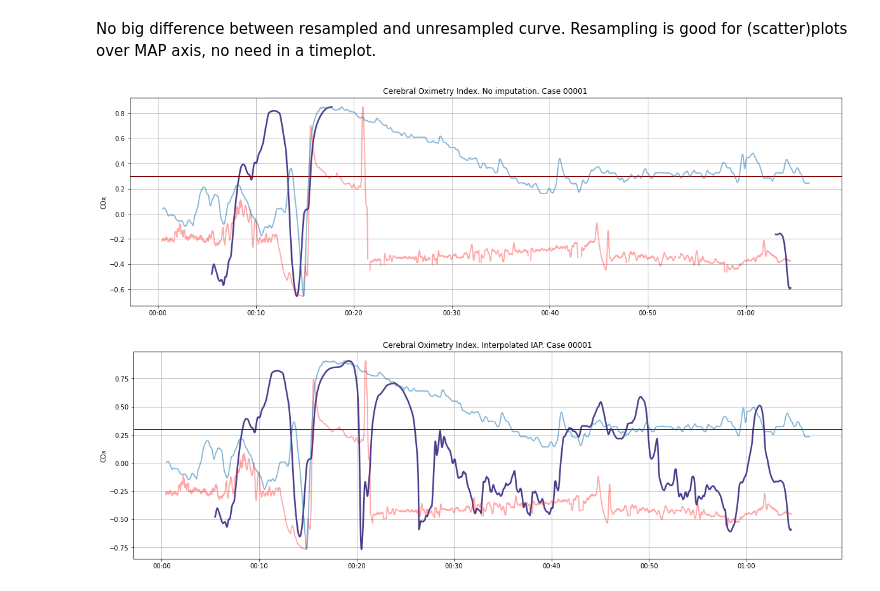
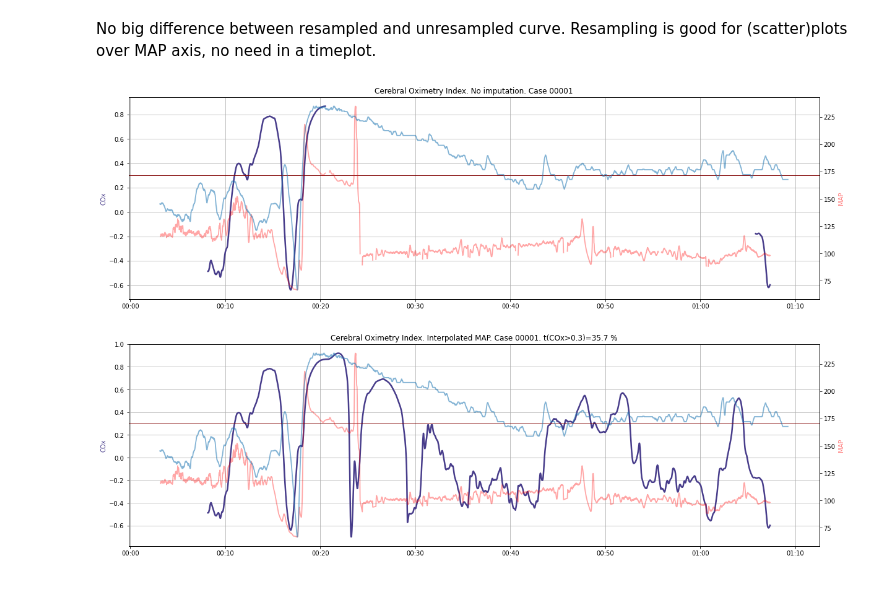
Before and after one commit to makes/bopra-cox, a Jupyter notebook: 6_cox_timeplot.ipynb, the cells around one changed output. Cells and saved outputs as stored; diff of their text form; code cells hidden in the pictures.

```diff
--- a/6_cox_timeplot.ipynb
+++ b/6_cox_timeplot.ipynb
@@ -31,11 +30,11 @@ mark_timestamp = df.loc[df['Mark'] == 1].index[0]
 # %%
 # dropout
-df['rSO2'] = np.where(df['Bad_rSO2_manual'] == 1, np.nan, df['rSO2'])
-df['MAP'] = np.where(df['Bad_MAP_auto'] == 1, np.nan, df['MAP'])
-df['MAP'] = np.where(df['Bad_MAP_manual'] == 1, np.nan, df['MAP'])
+df['rSO2_dropout'] = np.where(df['Bad_rSO2_manual'] == 1, np.nan, df['rSO2'])
+df['MAP_dropout'] = np.where(df['Bad_MAP_auto'] == 1, np.nan, df['MAP'])
+df['MAP_dropout'] = np.where(df['Bad_MAP_manual'] == 1, np.nan, df['MAP_dropout'])
 # %%
 # smooth rSO2 to match MAP
-df['rSO2'] = df['rSO2'].rolling(10).mean()
+df['rSO2_dropout'] = df['rSO2_dropout'].rolling(10).mean()
 # %%
 # resampling as per Ono, Joshi, Brady, Easley et al. 2012
 resampled_df = pd.DataFrame()
@@ -51,5 +50,5 @@ plt.axhline(0.3, color="red")
 # %%
-df['COx'] = df['rSO2'].rolling(300).corr(df['MAP'])
+df['COx'] = df['rSO2_dropout'].rolling(300).corr(df['MAP_dropout'])
 # %%
 df['COx'].plot(figsize=(20,6), title="COx index")
 plt.axhline(0.3, color="red")
@@ -61,13 +60,13 @@ plt.show()
 No big difference between resampled and unresampled curve. Resampling is good for (scatter)plots over MAP axis, no need in a timeplot.
 # %%
 fig, ax1 = plt.subplots(figsize=(20,6))
-ax1.set_ylabel('COx')
+ax1.set_ylabel('COx', color='darkslateblue')
 ax1.plot(df.index, df['COx'], linewidth=2.5, color='darkslateblue')
 ax2 = ax1.twinx()
-ax2.plot(df.index, df['MAP'], linewidth=1.8, alpha=0.35, color='red')
+ax2.plot(df.index, df['MAP_dropout'], linewidth=1.8, alpha=0.35, color='red')
+ax2.set_ylabel('MAP', color="red", alpha=0.5)
 ax3 = ax1.twinx()
-ax3.plot(df.index, df['rSO2'], linewidth=1.8, alpha=0.55)
-ax2.set_yticks([])
+ax3.plot(df.index, df['rSO2_dropout'], linewidth=1.8, alpha=0.55)
 ax3.set_yticks([])
 ax1.grid()
 ax1.axhline(0.3, linewidth=1, color="maroon")
@@ -76,7 +75,8 @@ plt.title(f'Cerebral Oximetry Index. No imputation. Case {case_str}')
 plt.savefig(f'reports/images/{step_id}_{case_str}_01.png', bbox_inches='tight', pad_inches=0.1)
 plt.show()
 # %% [output]
-[figure, old version]
+[figure, new version]
 # %%
-df['MAP_interpolated'] = df['MAP'].interpolate(limit_area='inside')
-df['COx_interpolated'] = df['rSO2'].rolling(300).corr(df['MAP_interpolated'])
+df['MAP_interpolated'] = df['MAP_dropout'].interpolate(limit_area='inside')
+df['rSO2_interpolated'] = df['rSO2_dropout'].interpolate(limit_area='inside')
+df['COx_interpolated'] = df['rSO2_interpolated'].rolling(300).corr(df['MAP_interpolated'])
@@ -83,21 +87,21 @@ df['COx_interpolated'] = df['rSO2'].rolling(300).corr(df['MAP_interpolated'])
 # %%
 fig, ax1 = plt.subplots(figsize=(20,6))
-ax1.set_ylabel('COx')
+ax1.set_ylabel('COx', color='darkslateblue')
 ax1.plot(df.index, df['COx_interpolated'], linewidth=2.5, color='darkslateblue')
 ax2 = ax1.twinx()
 ax2.plot(df.index, df['MAP_interpolated'], linewidth=1.8, alpha=0.35, color='red')
+ax2.set_ylabel('MAP', color="red", alpha=0.5)
 ax3 = ax1.twinx()
-ax3.plot(df.index, df['rSO2'], linewidth=1.8, alpha=0.55)
-ax2.set_yticks([])
+ax3.plot(df.index, df['rSO2_interpolated'], linewidth=1.8, alpha=0.55)
 ax3.set_yticks([])
 ax1.grid()
 ax1.axhline(0.3, linewidth=1, color="maroon")
 ax1.xaxis.set_major_formatter(mpl.dates.DateFormatter('%H:%M'))
-plt.title(f'Cerebral Oximetry Index. Interpolated IAP. Case {case_str}')
+plt.title(f'Cerebral Oximetry Index. Interpolated MAP. Case {case_str}. t(COx>0.3)={cox_above_threshold*100:.1f} %')
 plt.savefig(f'reports/images/{step_id}_{case_str}_02.png', bbox_inches='tight', pad_inches=0.1)
 plt.show()
 # %% [output]
-[figure, old version]
+[figure, new version]
 # %%
 # save output
 df['COx'] = df['COx_interpolated']
```
Also changed, not shown: parts of 6 cells of this notebook, 11 other files.
